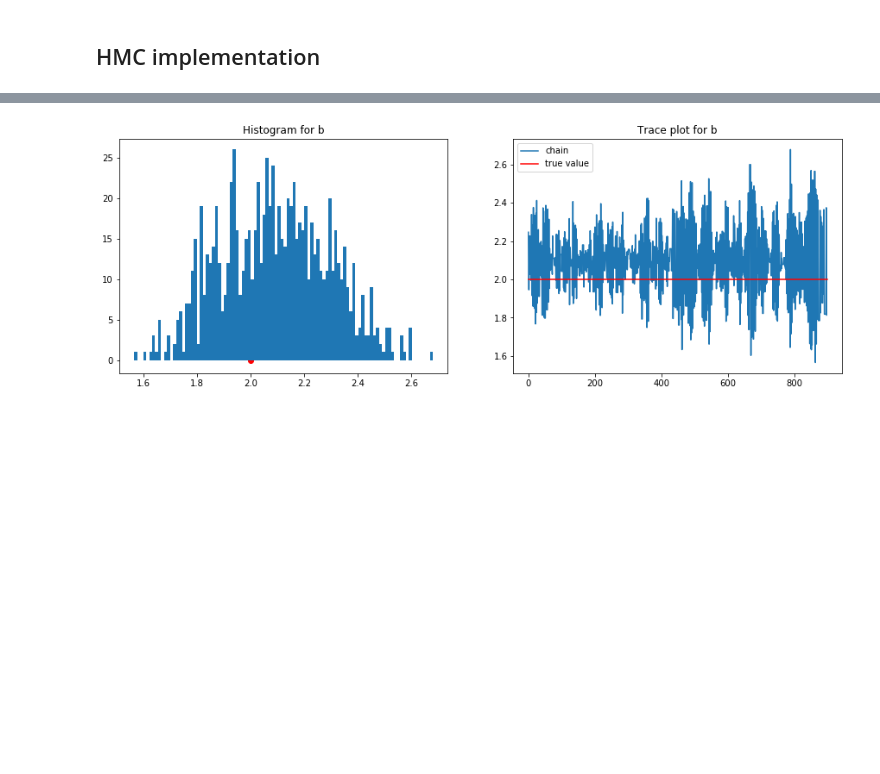
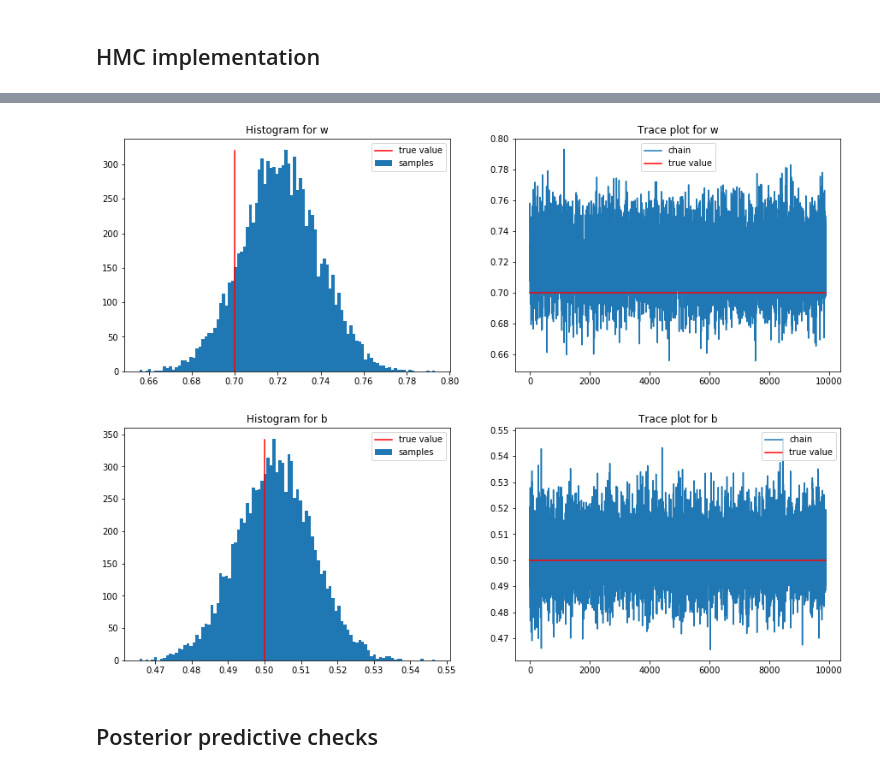
Before and after one commit to quynhhgoogoo/mcmc-project, a Jupyter notebook: notebooks/hmc/hmc_linear_regression.ipynb, the cells around one changed output, grey strips where cells are left out. Cells and saved outputs as stored; diff of their text form; code cells hidden in the pictures; blank space fills up the shorter version.

```diff
--- a/notebooks/hmc/hmc_linear_regression.ipynb
+++ b/notebooks/hmc/hmc_linear_regression.ipynb
@@ -327,10 +361,29 @@ plt.show()
+# %%
+plt.figure(figsize=(15,5))
+plt.subplot(1,2,1)
+w_samples = [theta[2] for theta in theta_samples]
+y, _, _ = plt.hist(w_samples, bins=100, label="samples")
+max_y = int(max(y))
+plt.plot([w[2]] * max_y, range(max_y), c="r", label="true value")
+plt.title("Histogram for w")
+plt.legend()
+plt.subplot(1,2,2)
+plt.plot(w_samples, label="chain")
+plt.plot([0, len(w_samples)], [w[2], w[2]], c="r", label="true value")
+plt.title("Trace plot for w")
+plt.legend()
+plt.show()
+# %% [output]
+[figure, added]
 # %%
 plt.figure(figsize=(15,5))
 plt.subplot(1,2,1)
-b_samples = [theta[1] for theta in theta_samples]
-plt.hist(b_samples, bins=100)
-plt.scatter(b, 0, c="r")
+b_samples = [theta[-1] for theta in theta_samples]
+y, _, _ = plt.hist(b_samples, bins=100, label="samples")
+max_y = int(max(y))
+plt.plot([b] * max_y, range(max_y), c="r", label="true value")
 plt.title("Histogram for b")
+plt.legend()
 plt.subplot(1,2,2)
 plt.plot(b_samples, label="chain")
 plt.plot([0, len(b_samples)], [b, b], c="r", label="true value")
@@ -338,4 +391,6 @@ plt.title("Trace plot for b")
 plt.legend()
 plt.show()
 # %% [output]
-[figure, old version]
+[figure, new version]
+# %% [markdown]
+## Posterior predictive checks
```
Also changed, not shown: parts of 10 cells of this notebook.
